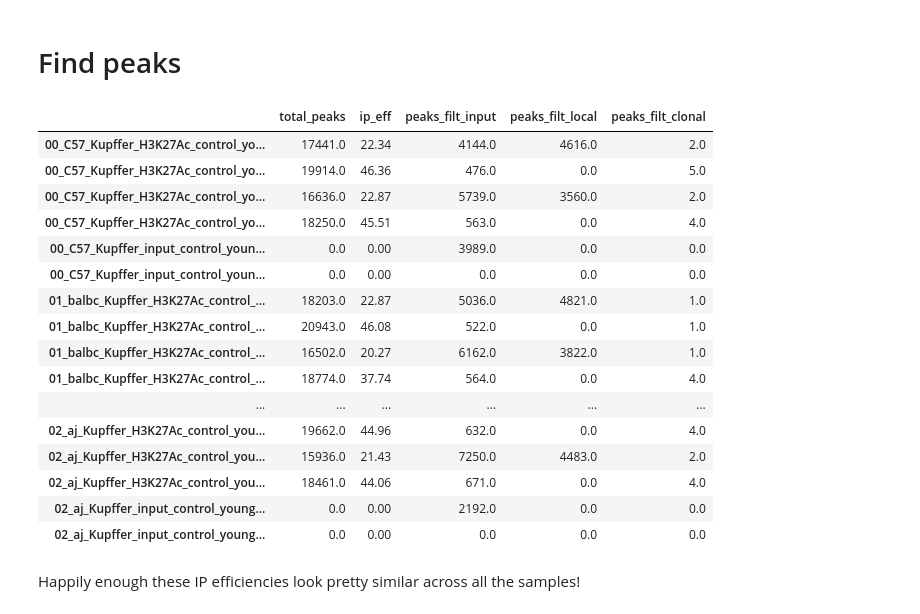
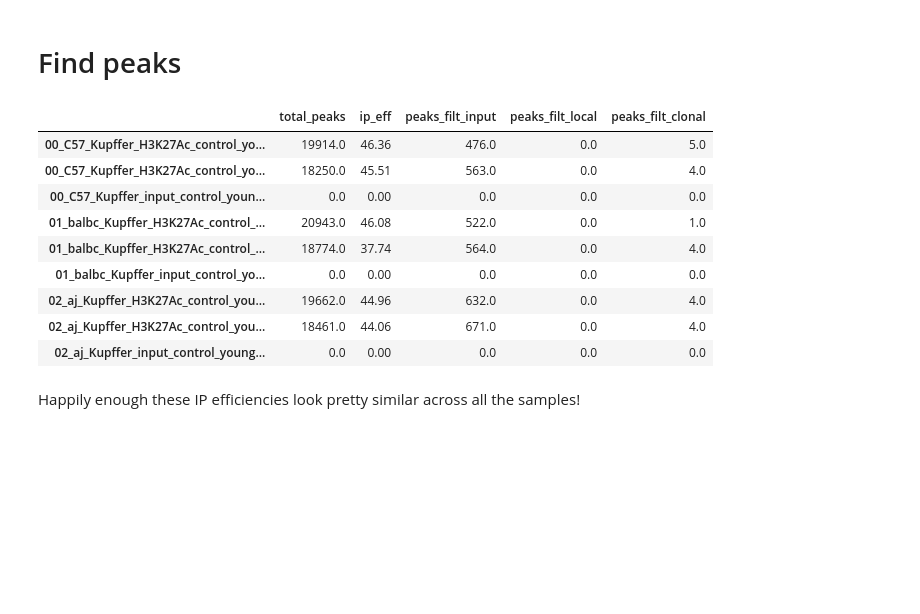
Before and after one commit to HunterBennett/strains, a Jupyter notebook: results/00_Strains_Control_H3K27Ac_00_QC.ipynb, the cells around one changed output. Cells and saved outputs as stored; diff of their text form; code cells hidden in the pictures; blank space fills up the shorter version.

```diff
--- a/results/00_Strains_Control_H3K27Ac_00_QC.ipynb
+++ b/results/00_Strains_Control_H3K27Ac_00_QC.ipynb
@@ -159,26 +154,19 @@ for td in np.sort(os.listdir('./peak_files/')):
     peak_stats[td] = peak_dict
 
 df = pd.DataFrame(peak_stats).T
-# %%
-df
-# %% [output]
-|  | total_peaks | ip_eff | peaks_filt_input | peaks_filt_local | peaks_filt_clonal |
-| 00_C57_Kupffer_H3K27Ac_control_yo... | 17441.0 | 22.34 | 4144.0 | 4616.0 | 2.0 |
-| 00_C57_Kupffer_H3K27Ac_control_yo... | 19914.0 | 46.36 | 476.0 | 0.0 | 5.0 |
-| 00_C57_Kupffer_H3K27Ac_control_yo... | 16636.0 | 22.87 | 5739.0 | 3560.0 | 2.0 |
-| 00_C57_Kupffer_H3K27Ac_control_yo... | 18250.0 | 45.51 | 563.0 | 0.0 | 4.0 |
-| 00_C57_Kupffer_input_control_youn... | 0.0 | 0.00 | 3989.0 | 0.0 | 0.0 |
-| 00_C57_Kupffer_input_control_youn... | 0.0 | 0.00 | 0.0 | 0.0 | 0.0 |
-| 01_balbc_Kupffer_H3K27Ac_control_... | 18203.0 | 22.87 | 5036.0 | 4821.0 | 1.0 |
-| 01_balbc_Kupffer_H3K27Ac_control_... | 20943.0 | 46.08 | 522.0 | 0.0 | 1.0 |
-| 01_balbc_Kupffer_H3K27Ac_control_... | 16502.0 | 20.27 | 6162.0 | 3822.0 | 1.0 |
-| 01_balbc_Kupffer_H3K27Ac_control_... | 18774.0 | 37.74 | 564.0 | 0.0 | 4.0 |
-| ... | ... | ... | ... | ... | ... |
-| 02_aj_Kupffer_H3K27Ac_control_you... | 19662.0 | 44.96 | 632.0 | 0.0 | 4.0 |
-| 02_aj_Kupffer_H3K27Ac_control_you... | 15936.0 | 21.43 | 7250.0 | 4483.0 | 2.0 |
-| 02_aj_Kupffer_H3K27Ac_control_you... | 18461.0 | 44.06 | 671.0 | 0.0 | 4.0 |
-| 02_aj_Kupffer_input_control_young... | 0.0 | 0.00 | 2192.0 | 0.0 | 0.0 |
-| 02_aj_Kupffer_input_control_young... | 0.0 | 0.00 | 0.0 | 0.0 | 0.0 |
+# %%
+df.loc[df.index.str.contains('variablewidth')]
+# %% [output]
+|  | total_peaks | ip_eff | peaks_filt_input | peaks_filt_local | peaks_filt_clonal |
+| 00_C57_Kupffer_H3K27Ac_control_yo... | 19914.0 | 46.36 | 476.0 | 0.0 | 5.0 |
+| 00_C57_Kupffer_H3K27Ac_control_yo... | 18250.0 | 45.51 | 563.0 | 0.0 | 4.0 |
+| 00_C57_Kupffer_input_control_youn... | 0.0 | 0.00 | 0.0 | 0.0 | 0.0 |
+| 01_balbc_Kupffer_H3K27Ac_control_... | 20943.0 | 46.08 | 522.0 | 0.0 | 1.0 |
+| 01_balbc_Kupffer_H3K27Ac_control_... | 18774.0 | 37.74 | 564.0 | 0.0 | 4.0 |
+| 01_balbc_Kupffer_input_control_yo... | 0.0 | 0.00 | 0.0 | 0.0 | 0.0 |
+| 02_aj_Kupffer_H3K27Ac_control_you... | 19662.0 | 44.96 | 632.0 | 0.0 | 4.0 |
+| 02_aj_Kupffer_H3K27Ac_control_you... | 18461.0 | 44.06 | 671.0 | 0.0 | 4.0 |
+| 02_aj_Kupffer_input_control_young... | 0.0 | 0.00 | 0.0 | 0.0 | 0.0 |
 # %% [markdown]
 Happily enough these IP efficiencies look pretty similar across all the samples!
 # %% [markdown]
```
Also changed, not shown: parts of 2 cells of this notebook, 16 other files.
